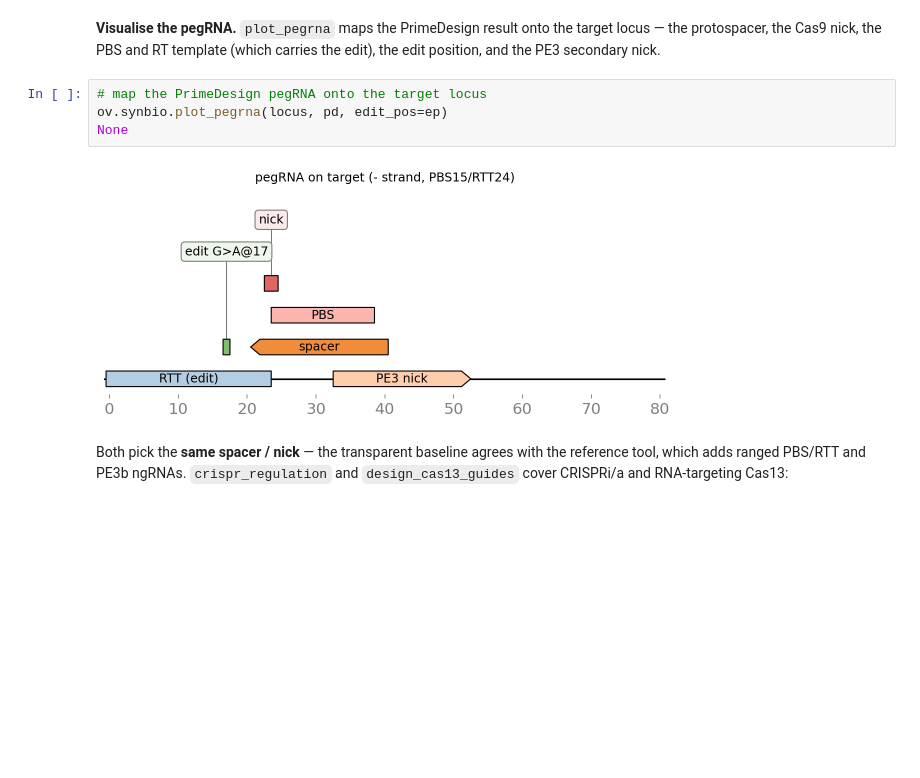
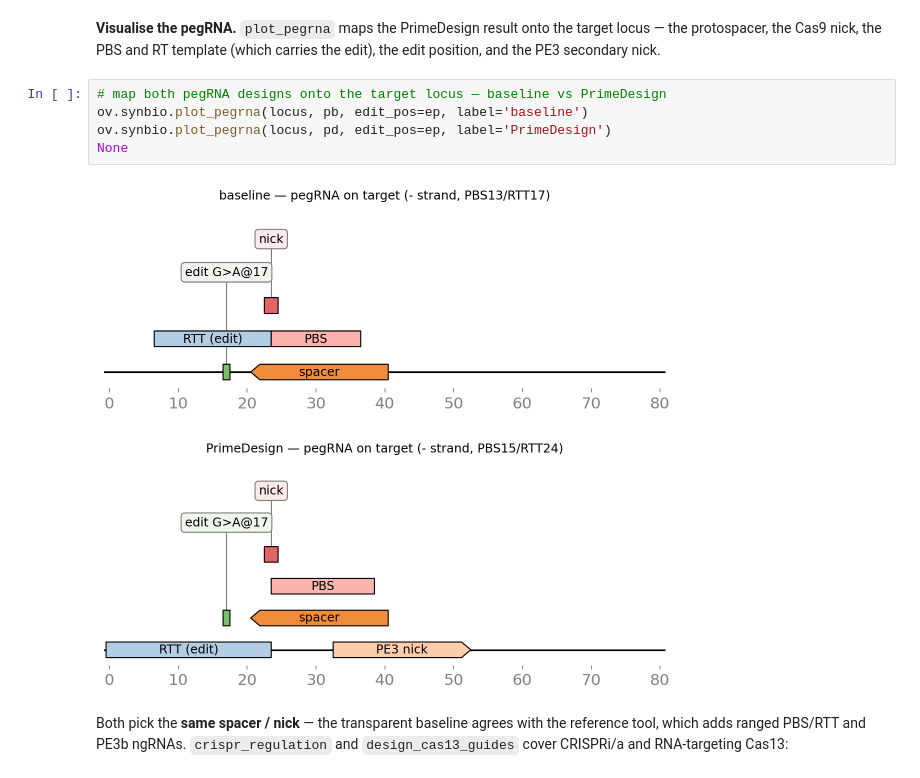
Before and after one commit to Starlitnightly/omicverse-tutorials, a Jupyter notebook: docs/Tutorials-synbio/t_synbio_04_advanced.ipynb, the cells around one changed output. Saved outputs shown, nothing was run; the diff lists cells and outputs as text; blank space fills up the shorter version.

Commit message:
docs(synbio): draw BOTH pegRNA designs (baseline + PrimeDesign)
The prime-editing cell prints both the baseline and PrimeDesign pegRNAs, so the
figure now maps both onto the locus (labelled), letting readers compare the two
designs' spacer/nick/PBS/RTT side by side. Only this cell re-executed.

Co-Authored-By: Claude Opus 4.8 (1M context) <noreply@anthropic.com>
Claude-Session: https://claude.ai/code/session_01UnRzfkC9rQjqYR5YQiFVTN

```diff
--- a/docs/Tutorials-synbio/t_synbio_04_advanced.ipynb
+++ b/docs/Tutorials-synbio/t_synbio_04_advanced.ipynb
@@ -125,11 +125,13 @@ PrimeDesign : ACGTGCTACGATTACTACGC | ext ATGTGCTGTGATGGTATACCGGCGTAGTAATCGTAGCAC
 # %% [markdown]
 **Visualise the pegRNA.** `plot_pegrna` maps the PrimeDesign result onto the target locus — the protospacer, the Cas9 nick, the PBS and RT template (which carries the edit), the edit position, and the PE3 secondary nick.
 # %%
-# map the PrimeDesign pegRNA onto the target locus
-ov.synbio.plot_pegrna(locus, pd, edit_pos=ep)
+# map both pegRNA designs onto the target locus — baseline vs PrimeDesign
+ov.synbio.plot_pegrna(locus, pb, edit_pos=ep, label='baseline')
+ov.synbio.plot_pegrna(locus, pd, edit_pos=ep, label='PrimeDesign')
 None
 # %% [output]
-[figure, old version]
+[figure, new version]
+[figure, added]
 # %% [markdown]
 Both pick the **same spacer / nick** — the transparent baseline agrees with the reference tool, which adds ranged PBS/RTT and PE3b ngRNAs. `crispr_regulation` and `design_cas13_guides` cover CRISPRi/a and RNA-targeting Cas13:
 # %%
```
